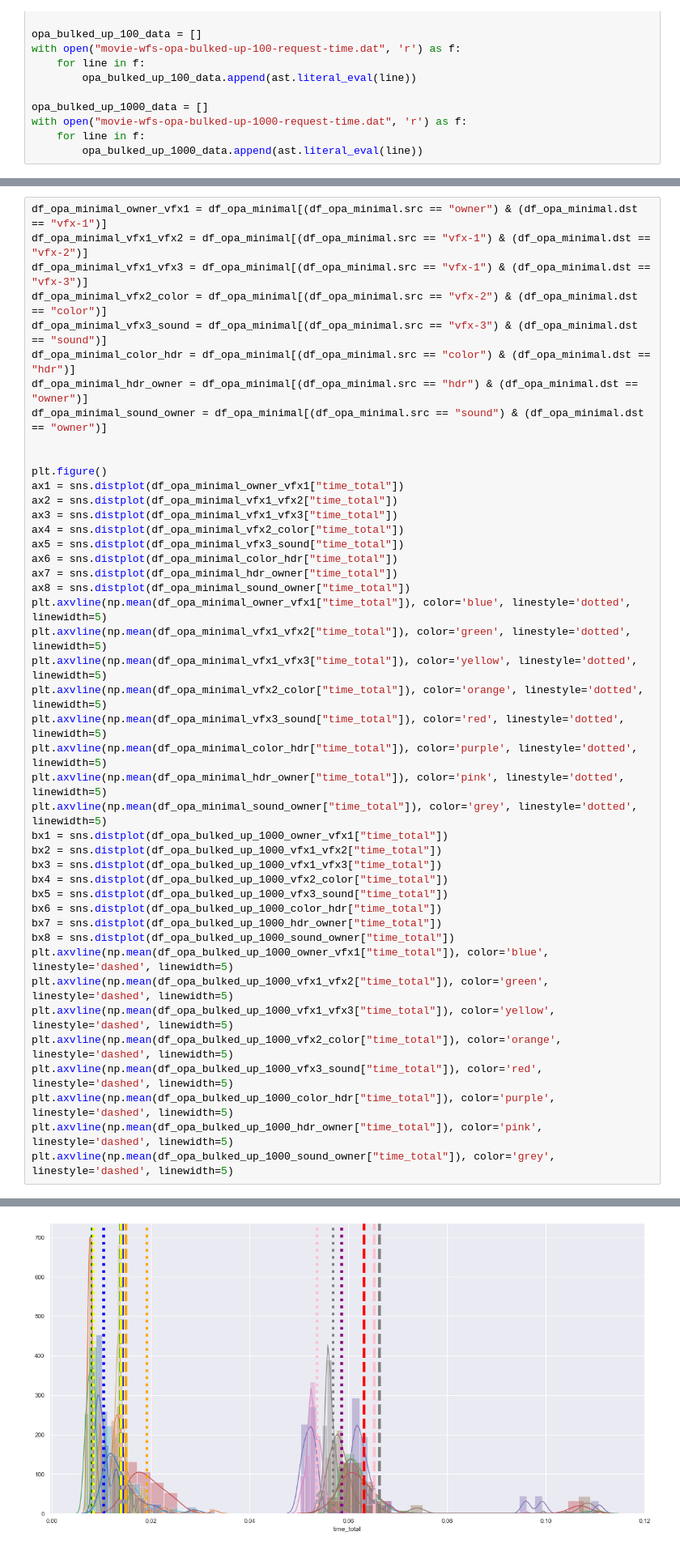
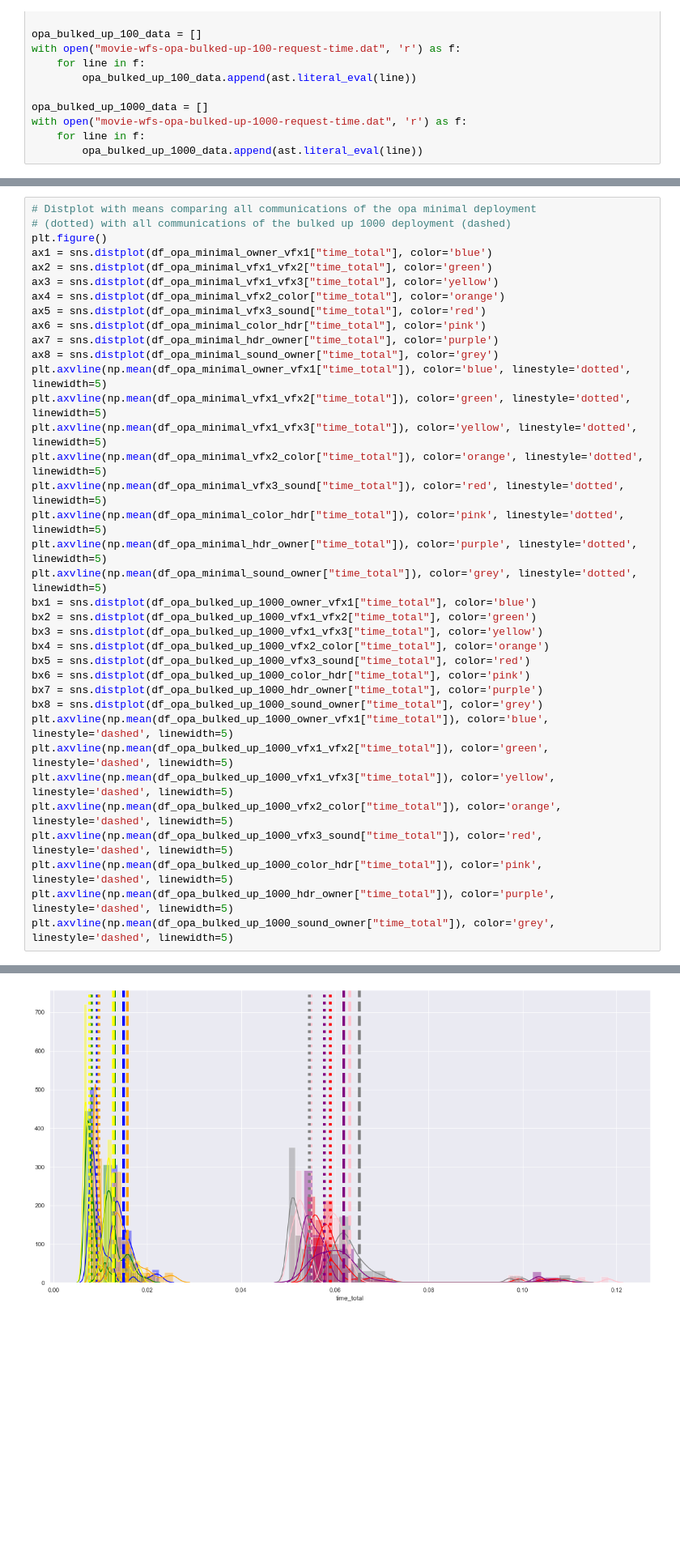
Before and after one commit to loicmiller/secure-workflow, a Jupyter notebook: movie-workflow/measurements/request-time/request-time-stats.ipynb, the cells around one changed output, grey strips where cells are left out. Shown at 81% size. Drawn from its saved outputs; the diff is of its cells as text; blank space fills up the shorter version.

```diff
--- a/movie-workflow/measurements/request-time/request-time-stats.ipynb
+++ b/movie-workflow/measurements/request-time/request-time-stats.ipynb
@@ -291,47 +478,39 @@ plt.axvline(np.mean(df_opa_bulked_up_1000_sound_owner["time_total"]), color='gre
 # %%
-df_opa_minimal_owner_vfx1 = df_opa_minimal[(df_opa_minimal.src == "owner") & (df_opa_minimal.dst == "vfx-1")]
-df_opa_minimal_vfx1_vfx2 = df_opa_minimal[(df_opa_minimal.src == "vfx-1") & (df_opa_minimal.dst == "vfx-2")]
-df_opa_minimal_vfx1_vfx3 = df_opa_minimal[(df_opa_minimal.src == "vfx-1") & (df_opa_minimal.dst == "vfx-3")]
-df_opa_minimal_vfx2_color = df_opa_minimal[(df_opa_minimal.src == "vfx-2") & (df_opa_minimal.dst == "color")]
-df_opa_minimal_vfx3_sound = df_opa_minimal[(df_opa_minimal.src == "vfx-3") & (df_opa_minimal.dst == "sound")]
-df_opa_minimal_color_hdr = df_opa_minimal[(df_opa_minimal.src == "color") & (df_opa_minimal.dst == "hdr")]
-df_opa_minimal_hdr_owner = df_opa_minimal[(df_opa_minimal.src == "hdr") & (df_opa_minimal.dst == "owner")]
-df_opa_minimal_sound_owner = df_opa_minimal[(df_opa_minimal.src == "sound") & (df_opa_minimal.dst == "owner")]
-
-
+# Distplot with means comparing all communications of the opa minimal deployment
+# (dotted) with all communications of the bulked up 1000 deployment (dashed)
 plt.figure()
-ax1 = sns.distplot(df_opa_minimal_owner_vfx1["time_total"])
-ax2 = sns.distplot(df_opa_minimal_vfx1_vfx2["time_total"])
-ax3 = sns.distplot(df_opa_minimal_vfx1_vfx3["time_total"])
-ax4 = sns.distplot(df_opa_minimal_vfx2_color["time_total"])
-ax5 = sns.distplot(df_opa_minimal_vfx3_sound["time_total"])
-ax6 = sns.distplot(df_opa_minimal_color_hdr["time_total"])
-ax7 = sns.distplot(df_opa_minimal_hdr_owner["time_total"])
-ax8 = sns.distplot(df_opa_minimal_sound_owner["time_total"])
+ax1 = sns.distplot(df_opa_minimal_owner_vfx1["time_total"], color='blue')
+ax2 = sns.distplot(df_opa_minimal_vfx1_vfx2["time_total"], color='green')
+ax3 = sns.distplot(df_opa_minimal_vfx1_vfx3["time_total"], color='yellow')
+ax4 = sns.distplot(df_opa_minimal_vfx2_color["time_total"], color='orange')
+ax5 = sns.distplot(df_opa_minimal_vfx3_sound["time_total"], color='red')
+ax6 = sns.distplot(df_opa_minimal_color_hdr["time_total"], color='pink')
+ax7 = sns.distplot(df_opa_minimal_hdr_owner["time_total"], color='purple')
+ax8 = sns.distplot(df_opa_minimal_sound_owner["time_total"], color='grey')
 plt.axvline(np.mean(df_opa_minimal_owner_vfx1["time_total"]), color='blue', linestyle='dotted', linewidth=5)
 plt.axvline(np.mean(df_opa_minimal_vfx1_vfx2["time_total"]), color='green', linestyle='dotted', linewidth=5)
 plt.axvline(np.mean(df_opa_minimal_vfx1_vfx3["time_total"]), color='yellow', linestyle='dotted', linewidth=5)
 plt.axvline(np.mean(df_opa_minimal_vfx2_color["time_total"]), color='orange', linestyle='dotted', linewidth=5)
 plt.axvline(np.mean(df_opa_minimal_vfx3_sound["time_total"]), color='red', linestyle='dotted', linewidth=5)
-plt.axvline(np.mean(df_opa_minimal_color_hdr["time_total"]), color='purple', linestyle='dotted', linewidth=5)
-plt.axvline(np.mean(df_opa_minimal_hdr_owner["time_total"]), color='pink', linestyle='dotted', linewidth=5)
+plt.axvline(np.mean(df_opa_minimal_color_hdr["time_total"]), color='pink', linestyle='dotted', linewidth=5)
+plt.axvline(np.mean(df_opa_minimal_hdr_owner["time_total"]), color='purple', linestyle='dotted', linewidth=5)
 plt.axvline(np.mean(df_opa_minimal_sound_owner["time_total"]), color='grey', linestyle='dotted', linewidth=5)
-bx1 = sns.distplot(df_opa_bulked_up_1000_owner_vfx1["time_total"])
-bx2 = sns.distplot(df_opa_bulked_up_1000_vfx1_vfx2["time_total"])
-bx3 = sns.distplot(df_opa_bulked_up_1000_vfx1_vfx3["time_total"])
-bx4 = sns.distplot(df_opa_bulked_up_1000_vfx2_color["time_total"])
-bx5 = sns.distplot(df_opa_bulked_up_1000_vfx3_sound["time_total"])
-bx6 = sns.distplot(df_opa_bulked_up_1000_color_hdr["time_total"])
-bx7 = sns.distplot(df_opa_bulked_up_1000_hdr_owner["time_total"])
-bx8 = sns.distplot(df_opa_bulked_up_1000_sound_owner["time_total"])
+bx1 = sns.distplot(df_opa_bulked_up_1000_owner_vfx1["time_total"], color='blue')
+bx2 = sns.distplot(df_opa_bulked_up_1000_vfx1_vfx2["time_total"], color='green')
+bx3 = sns.distplot(df_opa_bulked_up_1000_vfx1_vfx3["time_total"], color='yellow')
+bx4 = sns.distplot(df_opa_bulked_up_1000_vfx2_color["time_total"], color='orange')
+bx5 = sns.distplot(df_opa_bulked_up_1000_vfx3_sound["time_total"], color='red')
+bx6 = sns.distplot(df_opa_bulked_up_1000_color_hdr["time_total"], color='pink')
+bx7 = sns.distplot(df_opa_bulked_up_1000_hdr_owner["time_total"], color='purple')
+bx8 = sns.distplot(df_opa_bulked_up_1000_sound_owner["time_total"], color='grey')
 plt.axvline(np.mean(df_opa_bulked_up_1000_owner_vfx1["time_total"]), color='blue', linestyle='dashed', linewidth=5)
 plt.axvline(np.mean(df_opa_bulked_up_1000_vfx1_vfx2["time_total"]), color='green', linestyle='dashed', linewidth=5)
 plt.axvline(np.mean(df_opa_bulked_up_1000_vfx1_vfx3["time_total"]), color='yellow', linestyle='dashed', linewidth=5)
 plt.axvline(np.mean(df_opa_bulked_up_1000_vfx2_color["time_total"]), color='orange', linestyle='dashed', linewidth=5)
 plt.axvline(np.mean(df_opa_bulked_up_1000_vfx3_sound["time_total"]), color='red', linestyle='dashed', linewidth=5)
-plt.axvline(np.mean(df_opa_bulked_up_1000_color_hdr["time_total"]), color='purple', linestyle='dashed', linewidth=5)
-plt.axvline(np.mean(df_opa_bulked_up_1000_hdr_owner["time_total"]), color='pink', linestyle='dashed', linewidth=5)
+plt.axvline(np.mean(df_opa_bulked_up_1000_color_hdr["time_total"]), color='pink', linestyle='dashed', linewidth=5)
+plt.axvline(np.mean(df_opa_bulked_up_1000_hdr_owner["time_total"]), color='purple', linestyle='dashed', linewidth=5)
 plt.axvline(np.mean(df_opa_bulked_up_1000_sound_owner["time_total"]), color='grey', linestyle='dashed', linewidth=5)
 # %% [output]
 <matplotlib.lines.Line2D at 0x...>
-[figure, old version]
+[figure, new version]
```
Also changed, not shown: parts of 34 cells of this notebook, 9 other files.
